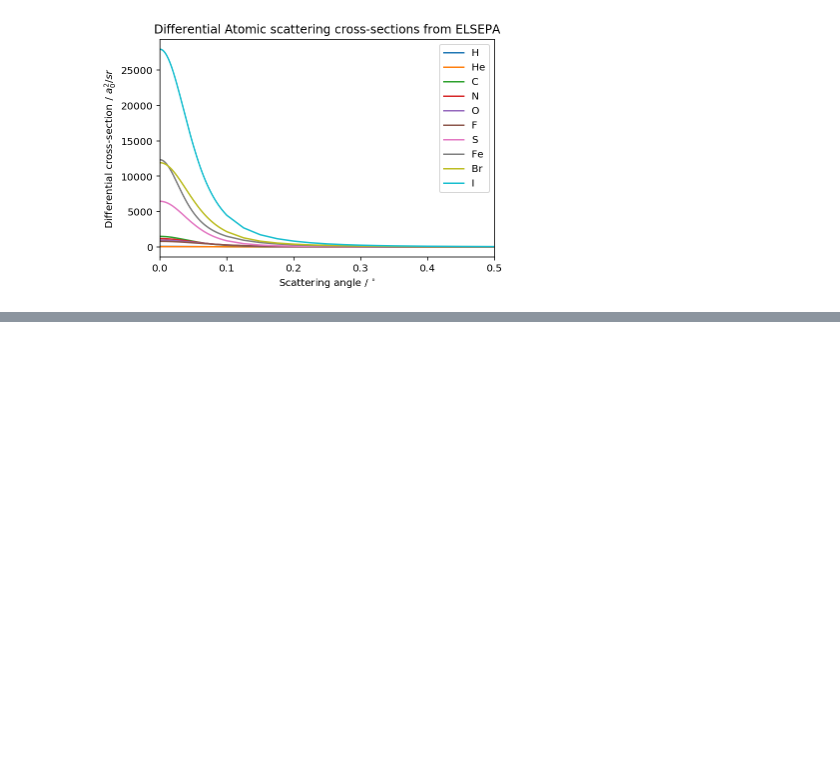
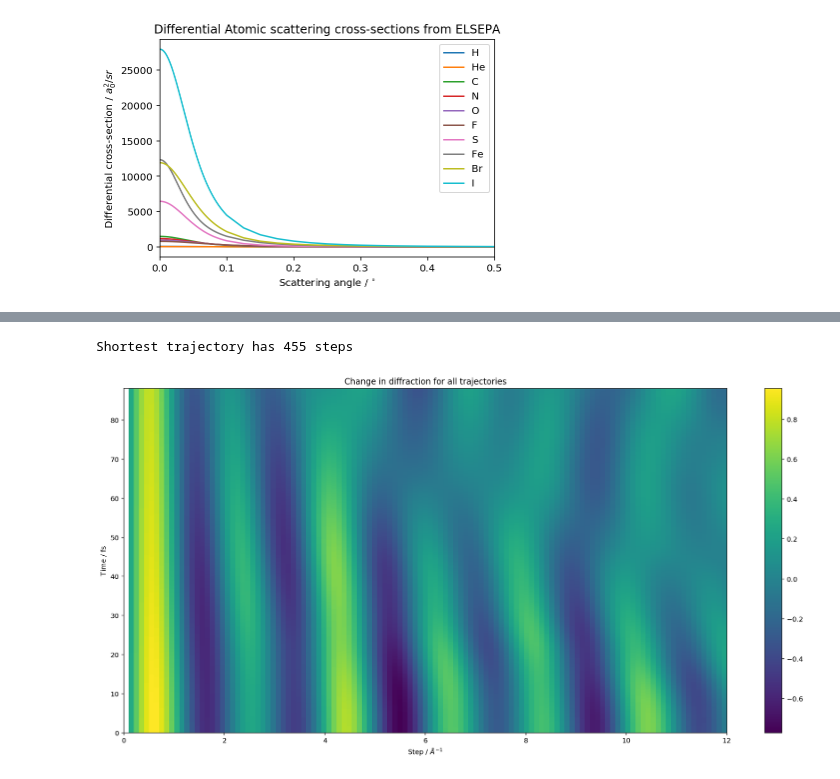
Before and after one commit to btoulson/MeV-UED, a Jupyter notebook: Diffraction_trajectories.ipynb, the cells around one changed output, grey strips where cells are left out. Drawn from its saved outputs; the diff is of its cells as text; code cells hidden in the pictures; blank space fills up the shorter version.

```diff
--- a/Diffraction_trajectories.ipynb
+++ b/Diffraction_trajectories.ipynb
@@ -103,0 +124,33 @@ FileNotFoundError: [Errno 2] No such file or directory: 'H 3p7MeV.dat'
+# %%
+minlen = min(len(sM) for sM in trajs.alltraj_sM)
+print(f"Shortest trajectory has {minlen} steps")
+alltraj_sMnp = np.array([sM[:minlen,:] for sM in trajs.alltraj_sM])
+meantraj_sM  = np.mean(alltraj_sMnp, axis=0)
+
+alltraj_molnp  = np.array([mol[:minlen,:] for mol in trajs.alltraj_mol])
+meantraj_mol = np.mean(alltraj_molnp, axis=0)
+# %% [output]
+Shortest trajectory has 455 steps
+# %%
+#with meantraj_sM as sM:
+save=True
+
+plt.figure( figsize=(16, 8))
+plt.subplot(1,1,1)
+plt.title('Change in diffraction for all trajectories')
+plt.pcolormesh(traj.s,traj.tAxis[:len(meantraj_sM)],meantraj_sM)
+plt.xlabel('Step / $\AA^{-1}$')
+plt.ylabel('Time / fs')
+plt.colorbar()
+
+plt.tight_layout()
+if save:
+    savestr = 'mean_change_in_diffraction_113traj'
+    plt.savefig(savestr + '.pdf')
+    plt.savefig(savestr + '.png', dpi=450)
+    np.savetxt( savestr + '.csv', meantraj_sM, delimiter=",")
+    np.savetxt( savestr + '_t.csv', traj.tAxis, delimiter=",")
+    np.savetxt( savestr + '_s.csv', traj.s, delimiter=",")
+plt.show()
+# %% [output]
+[figure, added]
```
Also changed, not shown: parts of 17 cells of this notebook, 2 other files.
